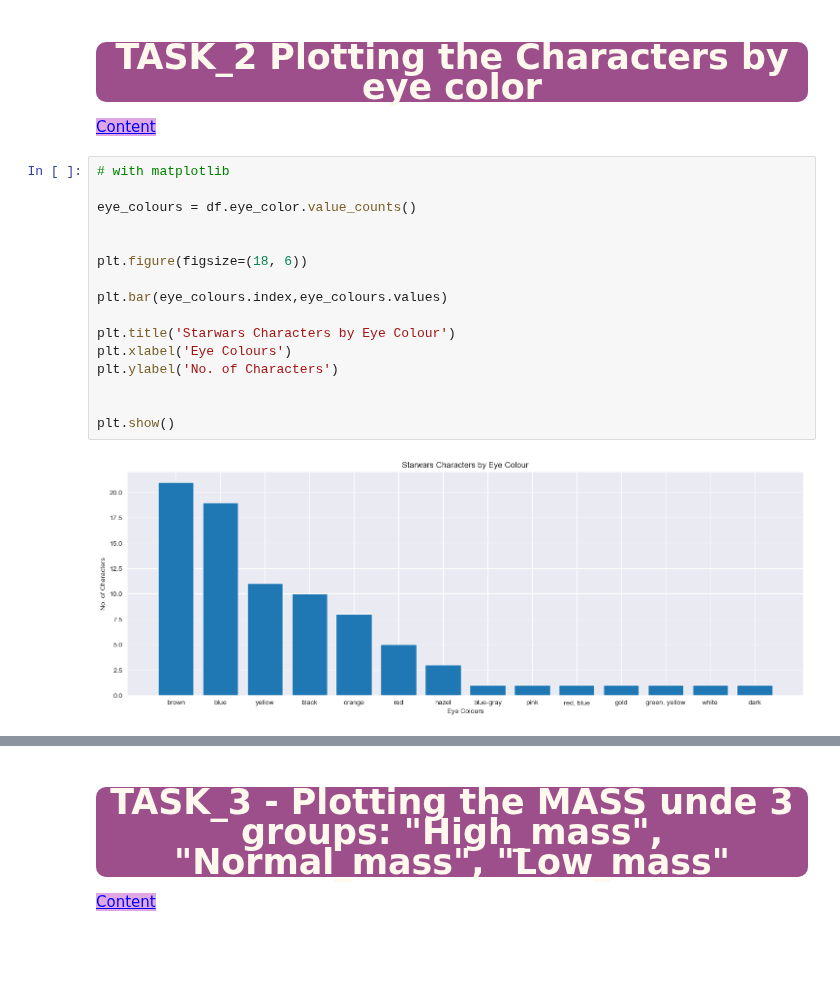
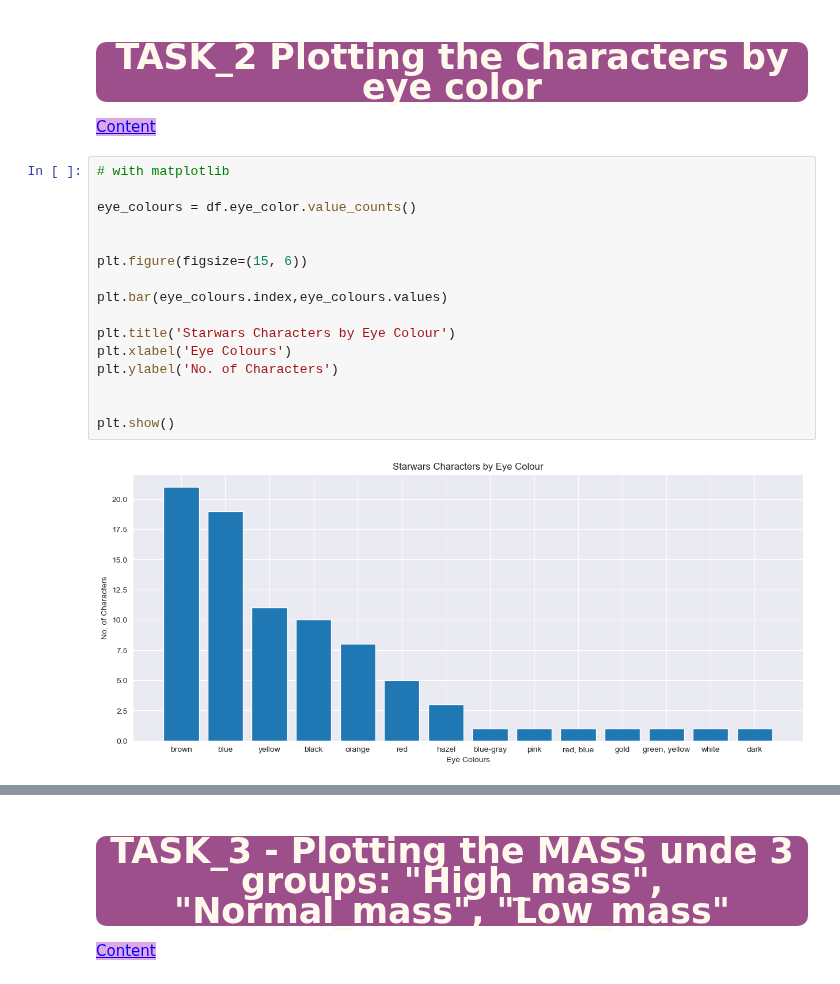
Before and after one commit to iceyisaak/clarusway_ds, a Jupyter notebook: Student_Star_Wars_Characters_assignment_1 (matplotlib)_V02.ipynb, the cells around one changed output, grey strips where cells are left out. Saved outputs shown, nothing was run; the diff lists cells and outputs as text; blank space fills up the shorter version.

```diff
--- a/Student_Star_Wars_Characters_assignment_1 (matplotlib)_V02.ipynb
+++ b/Student_Star_Wars_Characters_assignment_1 (matplotlib)_V02.ipynb
@@ -324,20 +324,20 @@ style="color:blue; background-color:#dfa8e4" data-toggle="popover">Content</a>
 # %%
 # with matplotlib
 
 eye_colours = df.eye_color.value_counts()
 
 
-plt.figure(figsize=(18, 6))
+plt.figure(figsize=(15, 6))
 
 plt.bar(eye_colours.index,eye_colours.values)
 
 plt.title('Starwars Characters by Eye Colour')
 plt.xlabel('Eye Colours')
 plt.ylabel('No. of Characters')
 
 
 plt.show()
 # %% [output]
-[figure, old version]
+[figure, new version]
 # %%
 # with pandas
```
Also changed, not shown: parts of 6 cells of this notebook.
